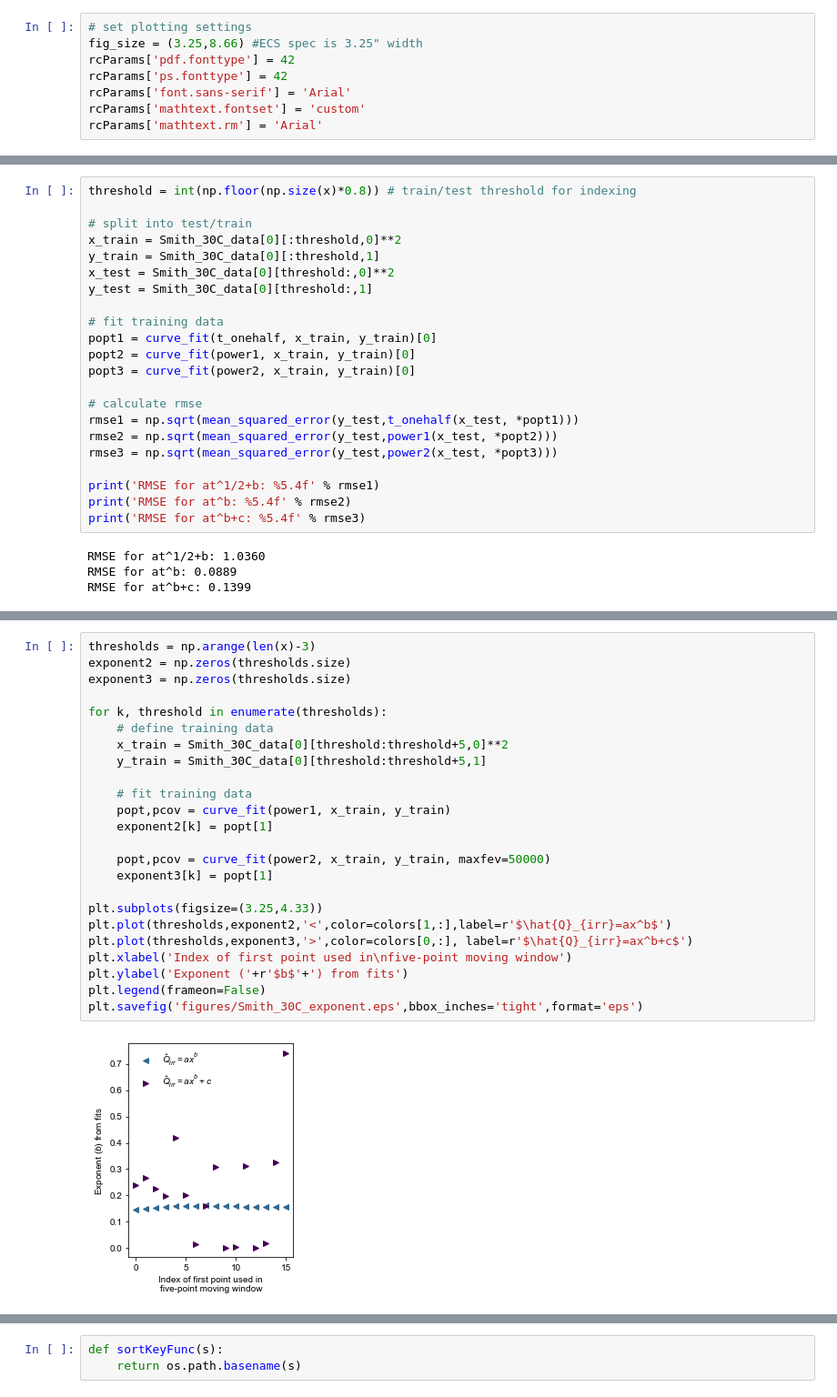
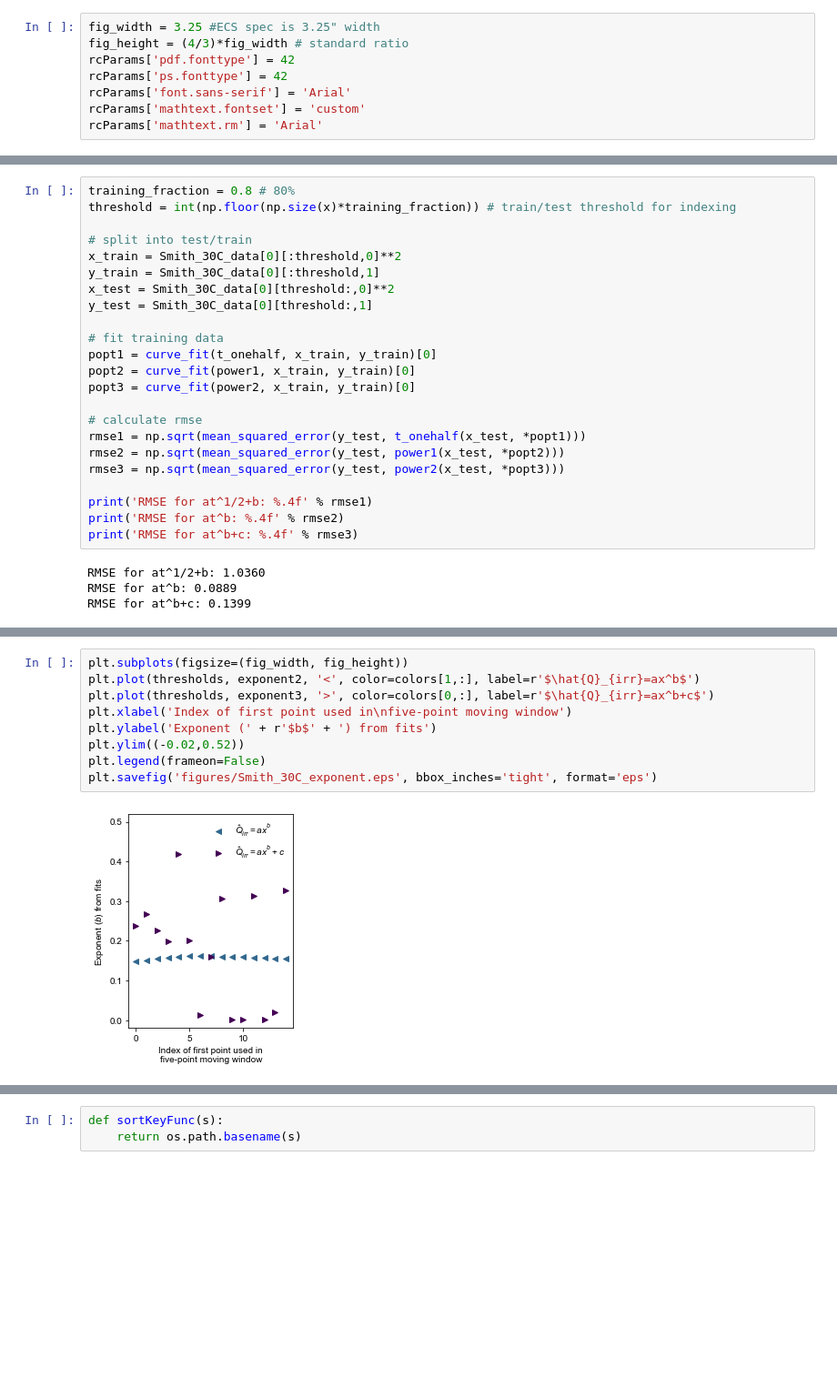
Before and after one commit to petermattia/SEI-growth-time-dependence, a Jupyter notebook: SEI time dependence.ipynb, the cells around one changed output, grey strips where cells are left out. Shown: that part at 91% size. Saved outputs shown, nothing was run; the diff lists cells and outputs as text; blank space fills up the shorter version.

```diff
--- a/SEI time dependence.ipynb
+++ b/SEI time dependence.ipynb
@@ -15,6 +18,6 @@ from scipy.signal import find_peaks
 # %%
-# set plotting settings
-fig_size = (3.25,8.66) #ECS spec is 3.25" width
+fig_width = 3.25 #ECS spec is 3.25" width
+fig_height = (4/3)*fig_width # standard ratio
 rcParams['pdf.fonttype'] = 42
 rcParams['ps.fonttype'] = 42
 rcParams['font.sans-serif'] = 'Arial'
@@ -201,5 +221,6 @@ Now, try prediction of last 20% of data points, using first 80% of data points f
 # %%
-threshold = int(np.floor(np.size(x)*0.8)) # train/test threshold for indexing
+training_fraction = 0.8 # 80%
+threshold = int(np.floor(np.size(x)*training_fraction)) # train/test threshold for indexing
 
 # split into test/train
 x_train = Smith_30C_data[0][:threshold,0]**2
@@ -213,13 +234,13 @@ popt2 = curve_fit(power1, x_train, y_train)[0]
 popt3 = curve_fit(power2, x_train, y_train)[0]
 
 # calculate rmse
-rmse1 = np.sqrt(mean_squared_error(y_test,t_onehalf(x_test, *popt1)))
-rmse2 = np.sqrt(mean_squared_error(y_test,power1(x_test, *popt2)))
-rmse3 = np.sqrt(mean_squared_error(y_test,power2(x_test, *popt3)))
+rmse1 = np.sqrt(mean_squared_error(y_test, t_onehalf(x_test, *popt1)))
+rmse2 = np.sqrt(mean_squared_error(y_test, power1(x_test, *popt2)))
+rmse3 = np.sqrt(mean_squared_error(y_test, power2(x_test, *popt3)))
 
-print('RMSE for at^1/2+b: %5.4f' % rmse1)
-print('RMSE for at^b: %5.4f' % rmse2)
-print('RMSE for at^b+c: %5.4f' % rmse3)
+print('RMSE for at^1/2+b: %.4f' % rmse1)
+print('RMSE for at^b: %.4f' % rmse2)
+print('RMSE for at^b+c: %.4f' % rmse3)
 # %% [output]
 RMSE for at^1/2+b: 1.0360
 RMSE for at^b: 0.0889
@@ -269,26 +321,11 @@ Does the exponent become closer to 0.5 at later times? Here we see how the expon
 # %%
-thresholds = np.arange(len(x)-3)
-exponent2 = np.zeros(thresholds.size)
-exponent3 = np.zeros(thresholds.size)
-
-for k, threshold in enumerate(thresholds):
-    # define training data
-    x_train = Smith_30C_data[0][threshold:threshold+5,0]**2
-    y_train = Smith_30C_data[0][threshold:threshold+5,1]
-
-    # fit training data
-    popt,pcov = curve_fit(power1, x_train, y_train)
-    exponent2[k] = popt[1]
-
-    popt,pcov = curve_fit(power2, x_train, y_train, maxfev=50000)
-    exponent3[k] = popt[1]
-
-plt.subplots(figsize=(3.25,4.33))
-plt.plot(thresholds,exponent2,'<',color=colors[1,:],label=r'$\hat{Q}_{irr}=ax^b$')
-plt.plot(thresholds,exponent3,'>',color=colors[0,:], label=r'$\hat{Q}_{irr}=ax^b+c$')
+plt.subplots(figsize=(fig_width, fig_height))
+plt.plot(thresholds, exponent2, '<', color=colors[1,:], label=r'$\hat{Q}_{irr}=ax^b$')
+plt.plot(thresholds, exponent3, '>', color=colors[0,:], label=r'$\hat{Q}_{irr}=ax^b+c$')
 plt.xlabel('Index of first point used in\nfive-point moving window')
-plt.ylabel('Exponent ('+r'$b$'+') from fits')
+plt.ylabel('Exponent (' + r'$b$' + ') from fits')
+plt.ylim((-0.02,0.52))
 plt.legend(frameon=False)
-plt.savefig('figures/Smith_30C_exponent.eps',bbox_inches='tight',format='eps')
+plt.savefig('figures/Smith_30C_exponent.eps', bbox_inches='tight', format='eps')
 # %% [output]
-[figure, old version]
+[figure, new version]
```
Also changed, not shown: parts of 75 cells of this notebook, 12 other files.
